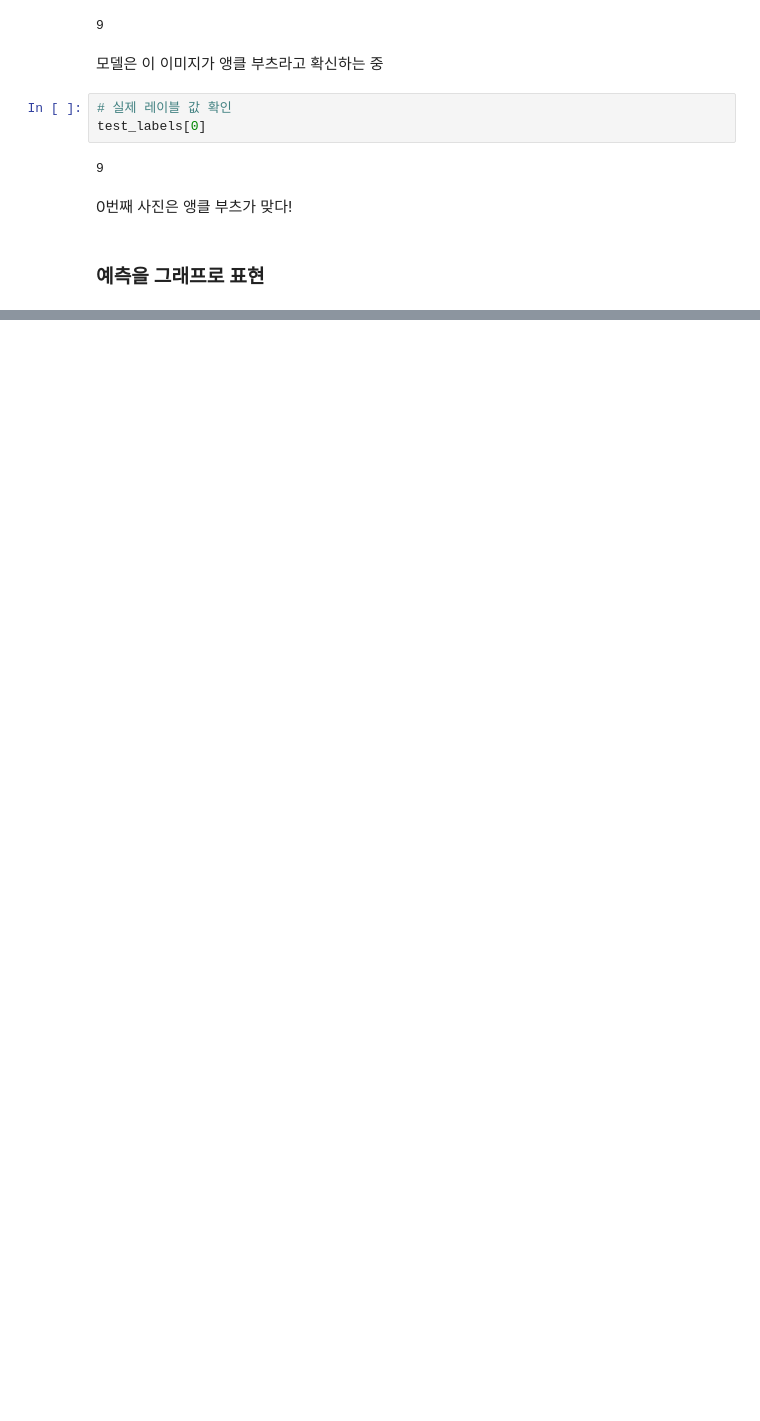
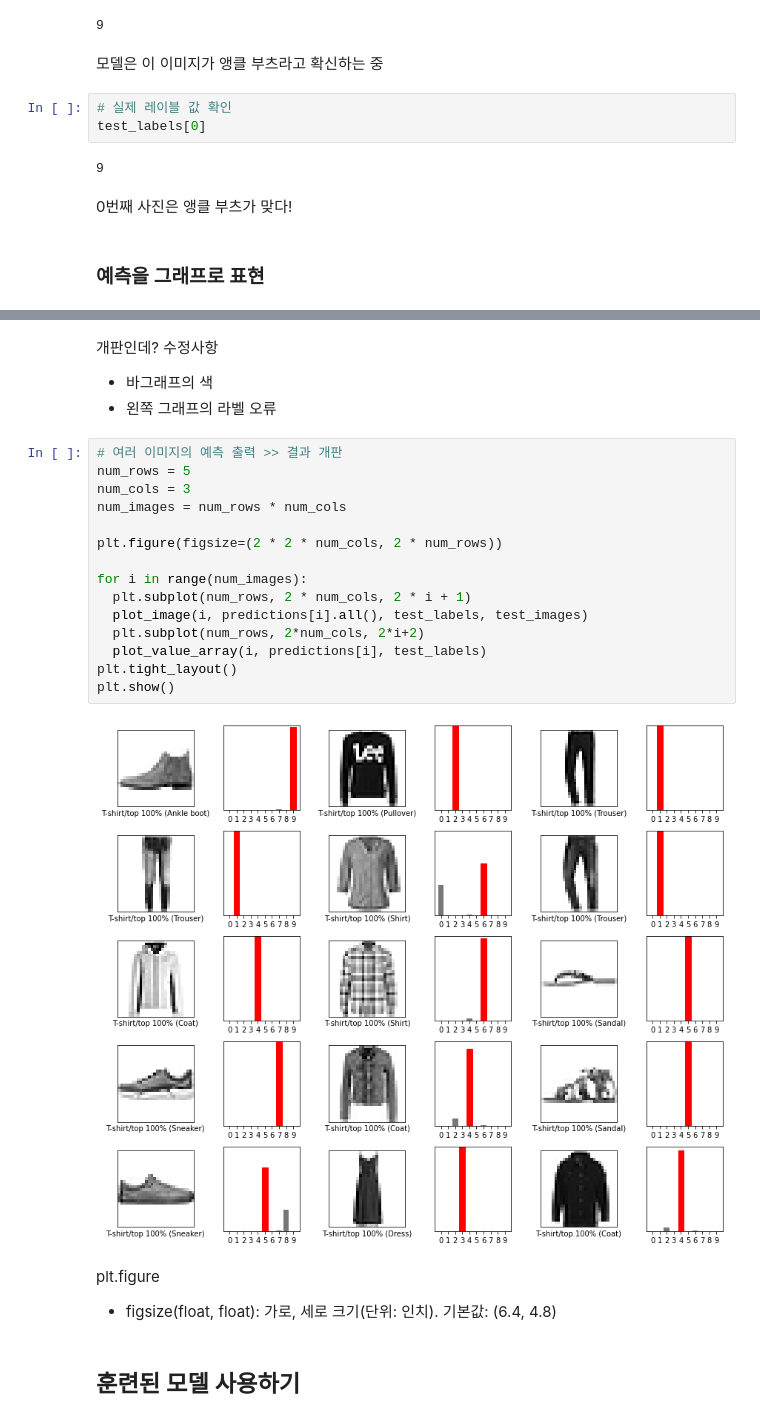
Before and after one commit to min02choi/Machine-Learning, a Jupyter notebook: Basic_Image_Classify.ipynb, the cells around one changed output, grey strips where cells are left out. Drawn from its saved outputs; the diff is of its cells as text; blank space fills up the shorter version.

```diff
--- a/Basic_Image_Classify.ipynb
+++ b/Basic_Image_Classify.ipynb
@@ -238,0 +255,26 @@ ValueError: ignored
+# %% [markdown]
+개판인데? 수정사항
+* 바그래프의 색
+* 왼쪽 그래프의 라벨 오류
+# %%
+# 여러 이미지의 예측 출력 >> 결과 개판
+num_rows = 5
+num_cols = 3
+num_images = num_rows * num_cols
+
+plt.figure(figsize=(2 * 2 * num_cols, 2 * num_rows))
+
+for i in range(num_images):
+  plt.subplot(num_rows, 2 * num_cols, 2 * i + 1)
+  plot_image(i, predictions[i].all(), test_labels, test_images)
+  plt.subplot(num_rows, 2*num_cols, 2*i+2)
+  plot_value_array(i, predictions[i], test_labels)
+plt.tight_layout()
+plt.show()
+# %% [output]
+[figure, added]
+# %% [markdown]
+plt.figure
+* figsize(float, float): 가로, 세로 크기(단위: 인치). 기본값: (6.4, 4.8)
+# %% [markdown]
+## 훈련된 모델 사용하기
```
Also changed, not shown: parts of 17 cells of this notebook.
